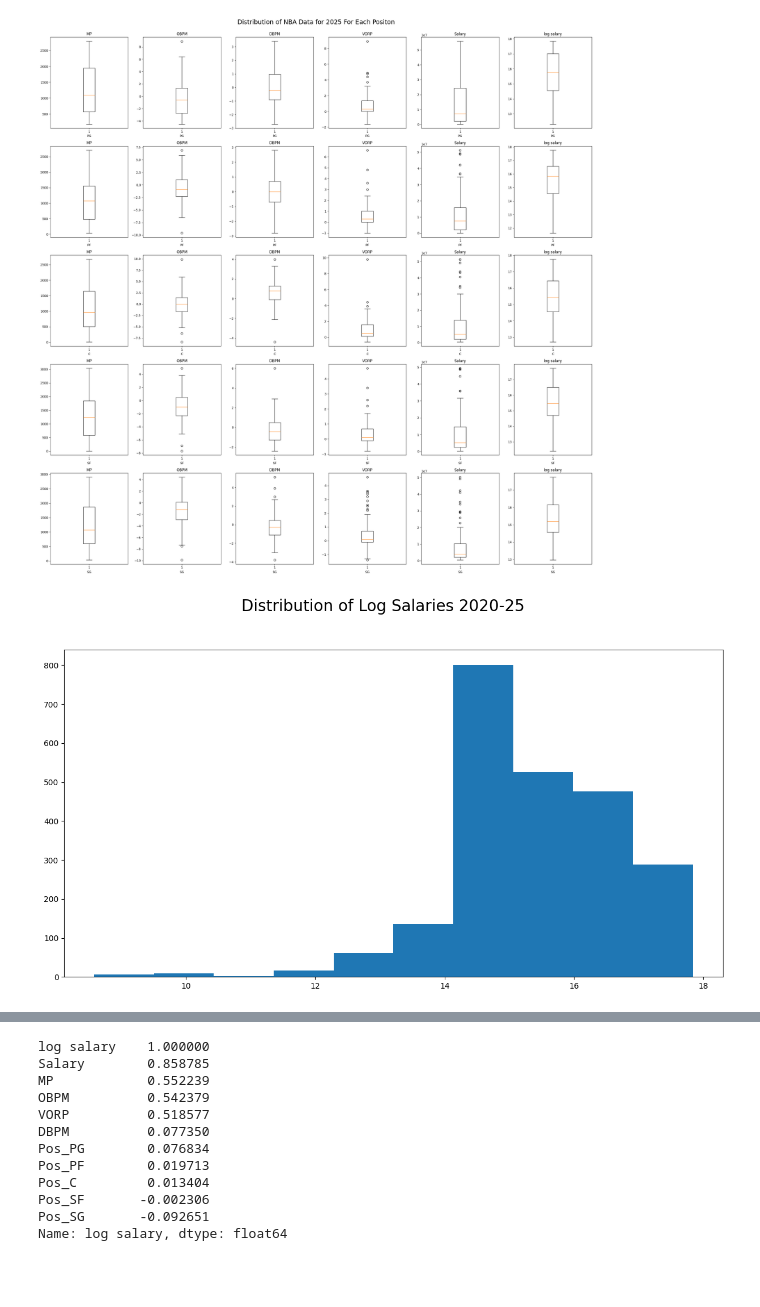
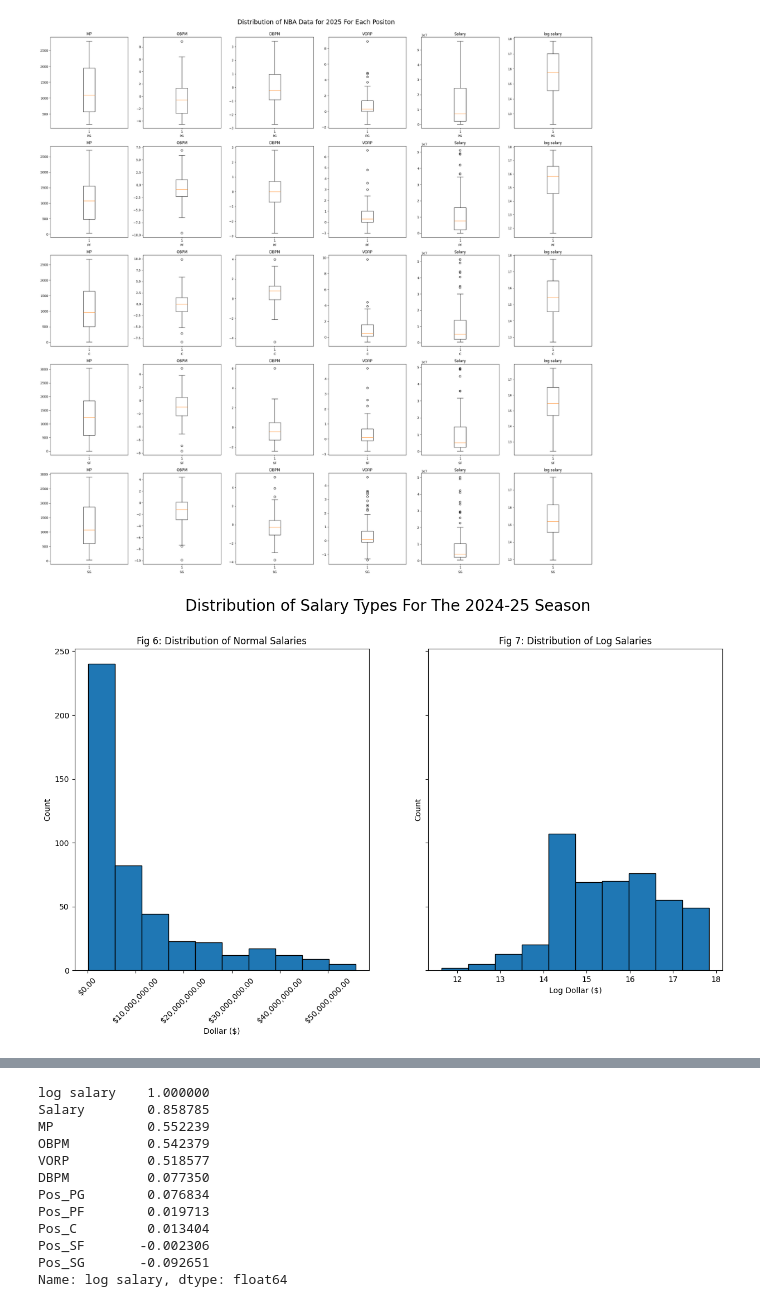
Before and after one commit to jhatch3/NBA-Salary-Minning, a Jupyter notebook: NBA-Salary/main.ipynb, the cells around one changed output, grey strips where cells are left out. Drawn from its saved outputs; the diff is of its cells as text; code cells hidden in the pictures; blank space fills up the shorter version.

```diff
--- a/NBA-Salary/main.ipynb
+++ b/NBA-Salary/main.ipynb
@@ -26,7 +26,8 @@ df_original["log salary"] = np.log(df_original["Salary"])
 # Include each team hex color for graphing
 df_merged = df_original.merge(color_df, on="Team", how="left")
 
-# Add
-df_merged
+# EDA 2025
+df_2025 = df_merged[df_merged["Year"] == 2025].sort_values("Salary")
+df_2025
 # %% [output]
 |  | Player | Player-additional | Team | MP | OBPM | DBPM | VORP | Pos | Year | Salary | ... |
@@ -45,7 +46,4 @@ df_merged
 # %%
-# EDA For 2025
-df_2025 = df_merged[df_merged["Year"] == 2025]
-
 
 highest_paid_10 = df_2025.sort_values("Salary", ascending=False).head(25).sort_values("Salary", ascending=True)
 lowest_paid_10 = df_2025.sort_values("Salary", ascending=True).head(25).sort_values("Salary", ascending=False)
@@ -53,12 +51,12 @@ lowest_paid_10 = df_2025.sort_values("Salary", ascending=True).head(25).sort_val
 fig, ax = plt.subplots(1, 2, figsize=(27.5, 15), sharey=False)
 
 ax[0].barh(highest_paid_10["Player"], highest_paid_10["Salary"], color=highest_paid_10["hex"])
-ax[0].set_title("Top 10 Highest Salaries for the 2025 Season", size=20, y=1)
+ax[0].set_title("Fig 1: Top 10 Highest Salaries for the 2025 Season", size=20, y=1)
 ax[0].tick_params(axis="both", labelsize=14)
 ax[0].set
 ax[0].set_xlabel("Salary ($ 1e7)", size=20)
 ax[1].barh(y=lowest_paid_10["Player"], width = lowest_paid_10["Salary"], color=lowest_paid_10["hex"])
-ax[1].set_title("Top 10 Lowest Salaries for the 2025 Season", size=20, y = 1)
+ax[1].set_title("Fig 2: Top 10 Lowest Salaries for the 2025 Season", size=20, y = 1)
 ax[1].tick_params(axis="both", labelsize=14)
 ax[1].set
 ax[1].set_xlabel("Salary ($)", size=20)
@@ -161,15 +152,34 @@ plt.show()
 # %% [output]
 [figure]
 # %%
-fig, ax = plt.subplots(1, 1, figsize=(15, 7.5), sharey=False)
+fig, ax = plt.subplots(1, 2, figsize=(15, 7.5), sharey=True)
+import matplotlib.ticker as ticker
 
 cols = ["MP", "OBPM", "DBPM", "VORP", "Salary","log salary"]
 
-ax.hist(df_merged["log salary"])
-fig.suptitle("Distribution of Log Salaries 2020-25", fontsize=20, y=1)
+formatter = ticker.FormatStrFormatter('%d')
+
+
+ax[0].hist(df_2025["Salary"], edgecolor='black')
+ax[0].set_title("Fig 6: Distribution of Normal Salaries")
+ax[0].set_ylabel("Count")
+ax[0].set_xlabel("Dollar ($)")
+ax[0].xaxis.set_major_formatter(formatter)
+ax[0].tick_params(axis='x', labelrotation=45)
+ax[0].xaxis.set_major_formatter(ticker.StrMethodFormatter('${x:,.2f}'))
+
+ax[1].hist(df_2025["log salary"], edgecolor='black')
+ax[1].set_title("Fig 7: Distribution of Log Salaries")
+ax[1].set_ylabel("Count")
+ax[1].set_xlabel("Log Dollar ($)")
+
+
+
+fig.suptitle("Distribution of Salary Types For The 2024-25 Season", fontsize=20, y=1)
+
 plt.show()
 # %% [output]
-[figure, old version]
+[figure, new version]
 # %%
 pos_encoded = pd.get_dummies(df_2025['Pos'], prefix='Pos', dtype=int)
 df = pd.concat([df_2025, pos_encoded], axis=1)
```
Also changed, not shown: parts of 16 cells of this notebook.
